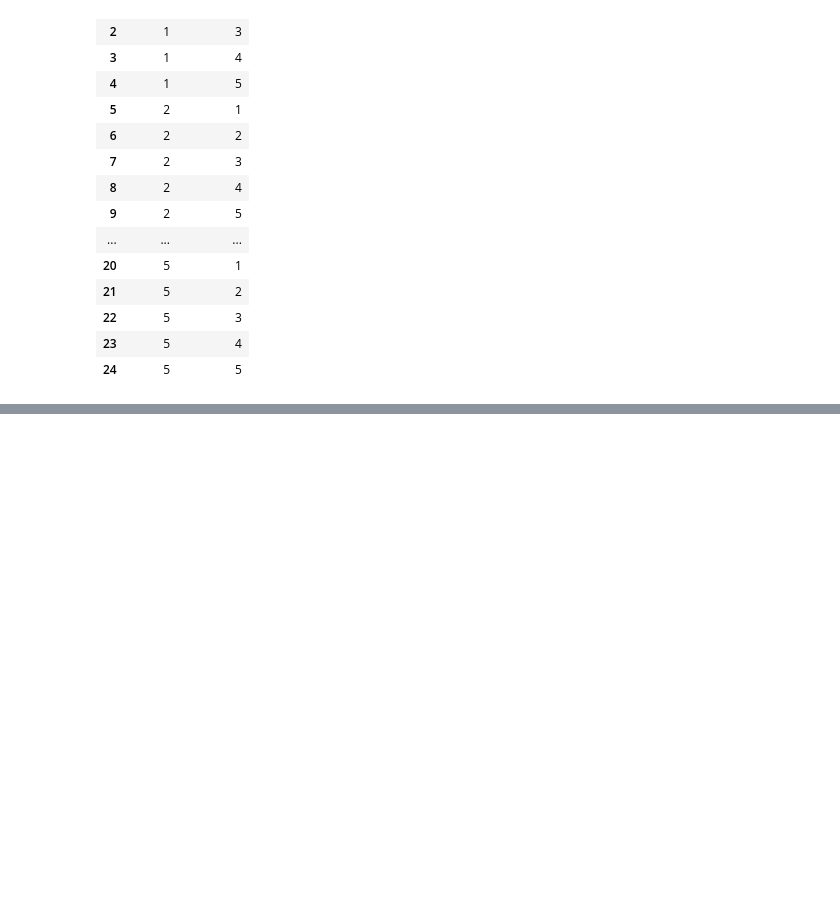
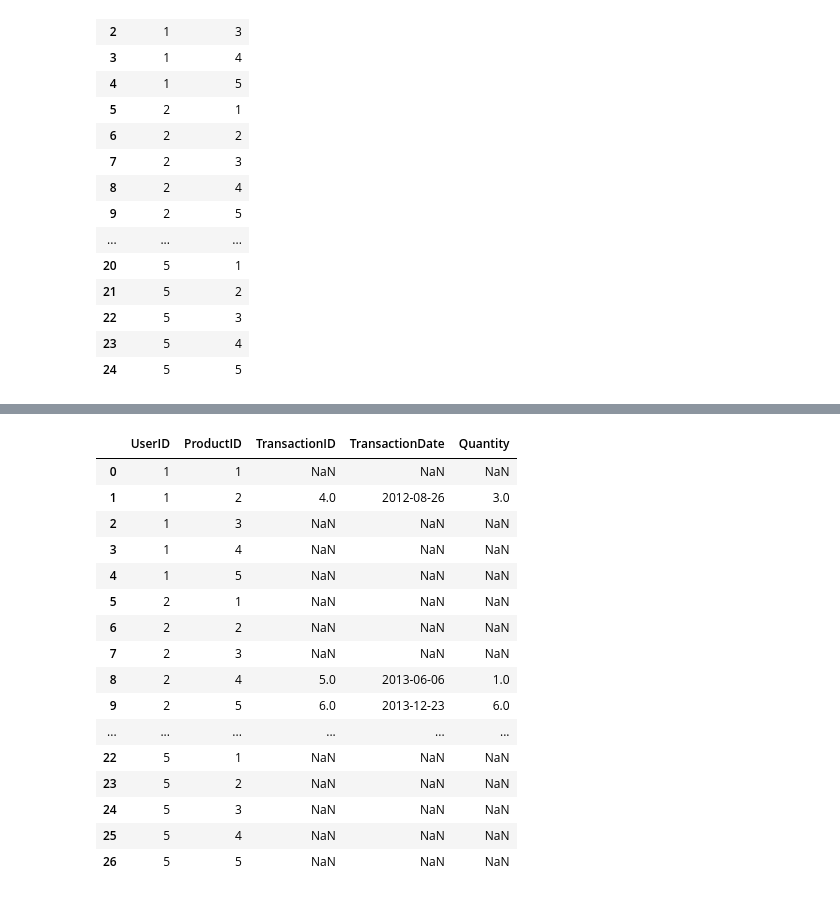
Before and after one commit to Parakrant/ineuron, a Jupyter notebook: pandas-practice/Practice-problem/Practice-problem-1.ipynb, the cells around one changed output, grey strips where cells are left out. Cells and saved outputs as stored; diff of their text form; code cells hidden in the pictures; blank space fills up the shorter version.

```diff
--- a/pandas-practice/Practice-problem/Practice-problem-1.ipynb
+++ b/pandas-practice/Practice-problem/Practice-problem-1.ipynb
@@ -275,8 +280,9 @@ creating a dataframe with a key and UserID. Same keys to be used for products to
 users.shape[0]: gives the number of rows
 """
 df1 = pd.DataFrame({'key': np.repeat(1, users.shape[0]), 'UserID': users.UserID})
-df2 =pd.DataFrame({'key':np.repeat(1,products.shape[0]),'ProductID':products.ProductID})
-df1.merge(df2, on='key')[['UserID','ProductID']]
+df2 =pd.DataFrame({'key':np.repeat(1,products.shape[0]),'ProductID':products['ProductID']})
+tmp2 = df1.merge(df2, on='key')[['UserID','ProductID']]
+tmp2
 # %% [output]
 |  | UserID | ProductID |
 | 0 | 1 | 1 |
@@ -301,0 +306,21 @@ df1.merge(df2, on='key')[['UserID','ProductID']]
+# %%
+tmp3 = tmp2.merge(transactions,on=['UserID','ProductID'],how='left')
+tmp3
+# %% [output]
+|  | UserID | ProductID | TransactionID | TransactionDate | Quantity |
+| 0 | 1 | 1 | NaN | NaN | NaN |
+| 1 | 1 | 2 | 4.0 | 2012-08-26 | 3.0 |
+| 2 | 1 | 3 | NaN | NaN | NaN |
+| 3 | 1 | 4 | NaN | NaN | NaN |
+| 4 | 1 | 5 | NaN | NaN | NaN |
+| 5 | 2 | 1 | NaN | NaN | NaN |
+| 6 | 2 | 2 | NaN | NaN | NaN |
+| 7 | 2 | 3 | NaN | NaN | NaN |
+| 8 | 2 | 4 | 5.0 | 2013-06-06 | 1.0 |
+| 9 | 2 | 5 | 6.0 | 2013-12-23 | 6.0 |
+| ... | ... | ... | ... | ... | ... |
+| 22 | 5 | 1 | NaN | NaN | NaN |
+| 23 | 5 | 2 | NaN | NaN | NaN |
+| 24 | 5 | 3 | NaN | NaN | NaN |
+| 25 | 5 | 4 | NaN | NaN | NaN |
+| 26 | 5 | 5 | NaN | NaN | NaN |
```
Also changed, not shown: parts of 14 cells of this notebook.
